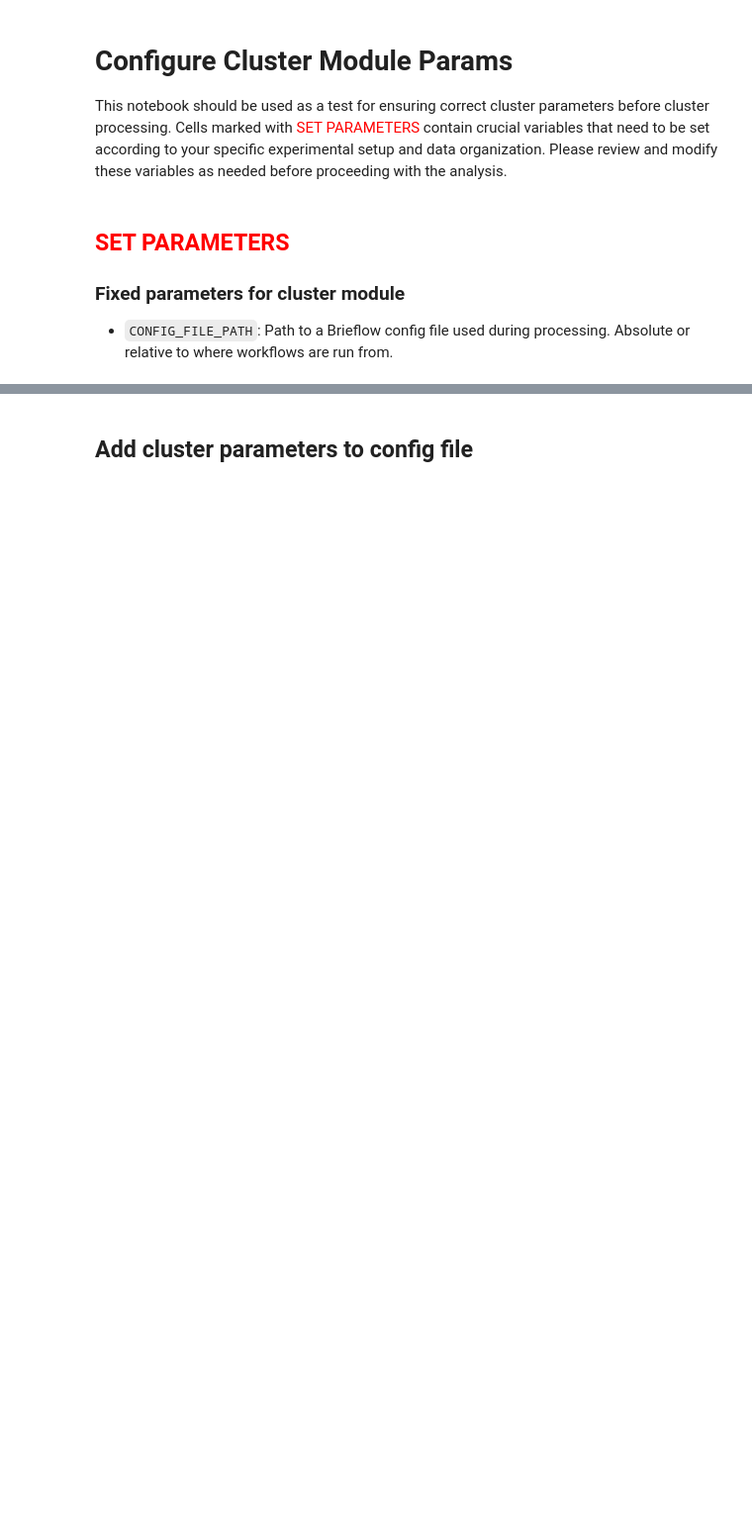
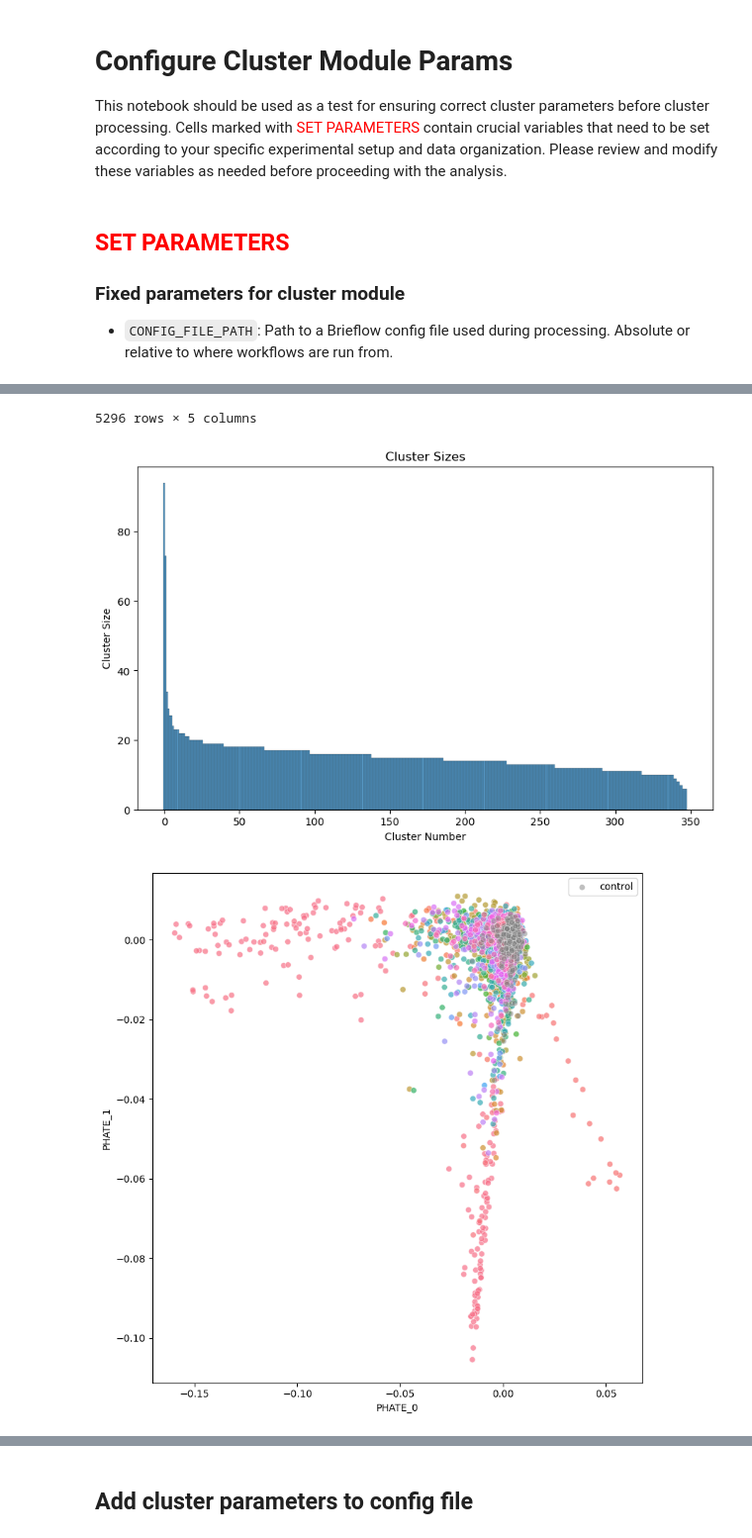
Before and after one commit to cheeseman-lab/denali-analysis, a Jupyter notebook: analysis/9.configure_cluster_params.ipynb, the cells around one changed output, grey strips where cells are left out. Shown: that part at 99% size. Drawn from its saved outputs; the diff is of its cells as text; code cells hidden in the pictures; blank space fills up the shorter version.

```diff
--- a/analysis/9.configure_cluster_params.ipynb
+++ b/analysis/9.configure_cluster_params.ipynb
@@ -408,0 +285,18 @@ Processing cluster 87/87 (#86)
+# %%
+TEST_LEIDEN_RESOLUTION = 8
+# %%
+phate_leiden_clustering = phate_leiden_pipeline(
+    aggregated_data,
+    TEST_LEIDEN_RESOLUTION,
+    PHATE_DISTANCE_METRIC,
+)
+display(phate_leiden_clustering)
+
+cluster_size_fig = plot_cluster_sizes(phate_leiden_clustering)
+plt.show()
+
+clusters_fig = plot_phate_leiden_clusters(
+    phate_leiden_clustering, PERTURBATION_NAME_COL, CONTROL_KEY
+)
+plt.show()
+# %% [output]
@@ -408,0 +315,3 @@ Processing cluster 87/87 (#86)
+5296 rows × 5 columns
+[figure, added]
+[figure, added]
```
Also changed, not shown: parts of 29 cells of this notebook, 14 other files.
